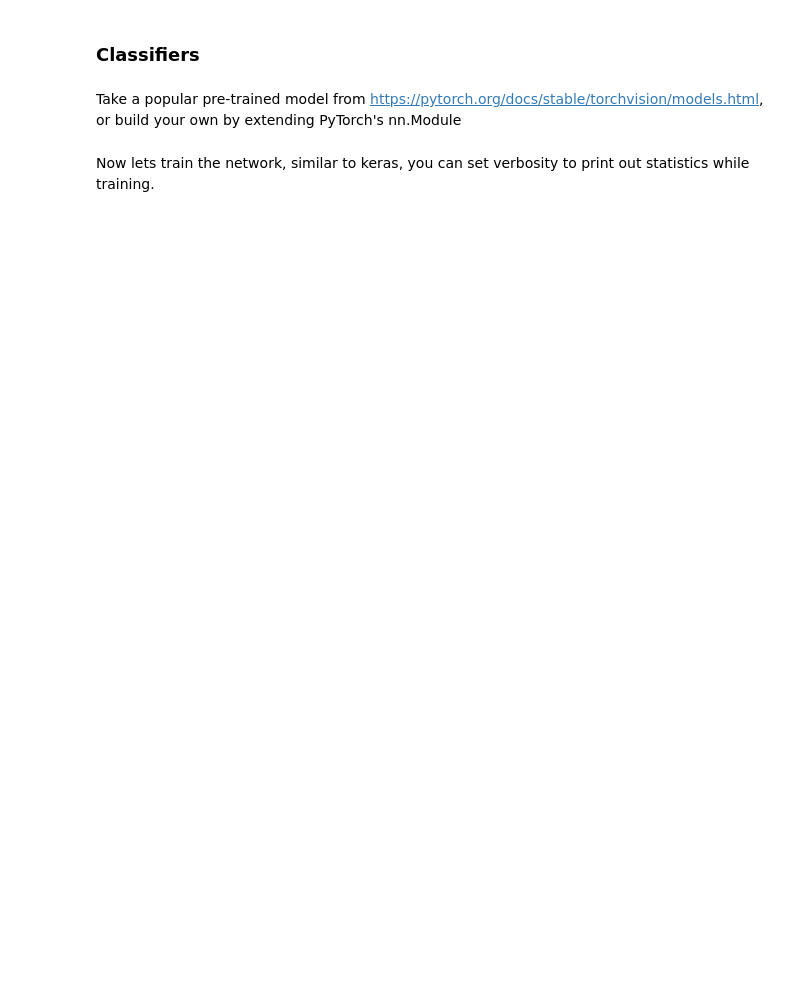
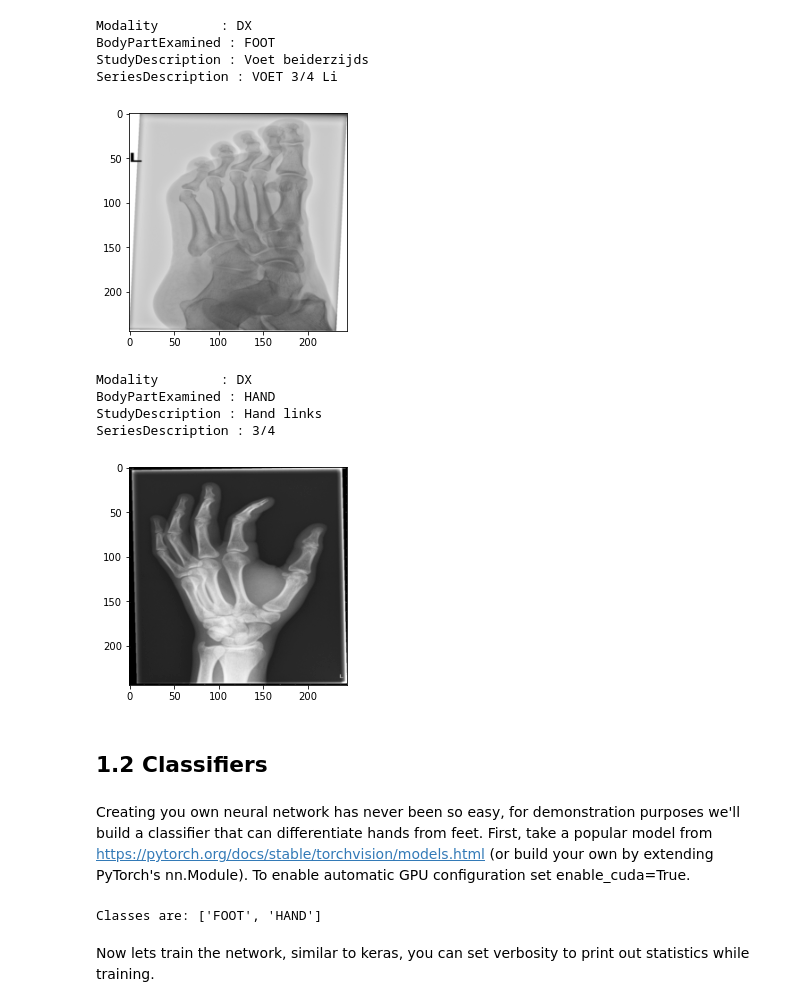
Before and after one commit to Gemicai/Gemicai, a Jupyter notebook: tutorials/gemicai_tutorial_1.ipynb, the cells around one changed output. Drawn from its saved outputs; the diff is of its cells as text; code cells hidden in the pictures; blank space fills up the shorter version.

```diff
--- a/tutorials/gemicai_tutorial_1.ipynb
+++ b/tutorials/gemicai_tutorial_1.ipynb
@@ -43,0 +15,13 @@ tensor([[1.0000, 1.0000, 1.0000,  ..., 1.0000, 1.0000, 1.0000],
+# %%
+# With Gemicai, images can have as many labels as you want.
+# Note that Modality and BodyPartExamined are Dicom attributes!
+labels = ['Modality', 'BodyPartExamined']
+
+# Load demo dataset
+dataset = gem.utils.get_demo_gemset(labels)
+
+# Summarize dataset on Modality label
+dataset.summarize('Modality')
+
+# Summarize dataset on BodyPartExamined label
+dataset.summarize('BodyPartExamined')
@@ -122,15 +61,31 @@ seriesdes       : lat
+# %%
+dataset.plot_one_of_every('BodyPartExamined')
+# %% [output]
+Modality        : DX
+BodyPartExamined : FOOT
+StudyDescription : Voet beiderzijds
+SeriesDescription : VOET 3/4 Li
+[figure, added]
+Modality        : DX
+BodyPartExamined : HAND
+StudyDescription : Hand links
+SeriesDescription : 3/4
+[figure, added]
 # %% [markdown]
-### Classifiers
+## 1.2 Classifiers
 # %% [markdown]
-Take a popular pre-trained model from https://pytorch.org/docs/stable/torchvision/models.html, or build your own by extending PyTorch's nn.Module
+Creating you own neural network has never been so easy, for demonstration purposes we'll build a classifier that can differentiate hands from feet. First, take a popular model from https://pytorch.org/docs/stable/torchvision/models.html (or build your own by extending PyTorch's nn.Module). To enable automatic GPU configuration set enable_cuda=True.
 # %%
 # For this example, we take resnet18
-resnet18 = models.resnet18(pretrained=True)
+resnet18 = models.resnet18(pretrained=False)
 
-dataset = gem.DicomoDataset.get_dicomo_dataset('misc/demo.gemset', ['bpe'])
+classes = dataset.classes('BodyPartExamined')
+print('Classes are: {}'.format(classes))
 
 # All a classifier needs is a base model, and a list of classes you want to classify
-net = gem.Classifier(resnet18, dataset.classes('bpe'), enable_cuda=False)
+net = gem.Classifier(resnet18, classes, enable_cuda=True)
+# %% [output]
+Classes are: ['FOOT', 'HAND']
 # %% [markdown]
 Now lets train the network, similar to keras, you can set verbosity to print out statistics while training.
 # %%
```
Also changed, not shown: parts of 28 cells of this notebook, 7 other files.
